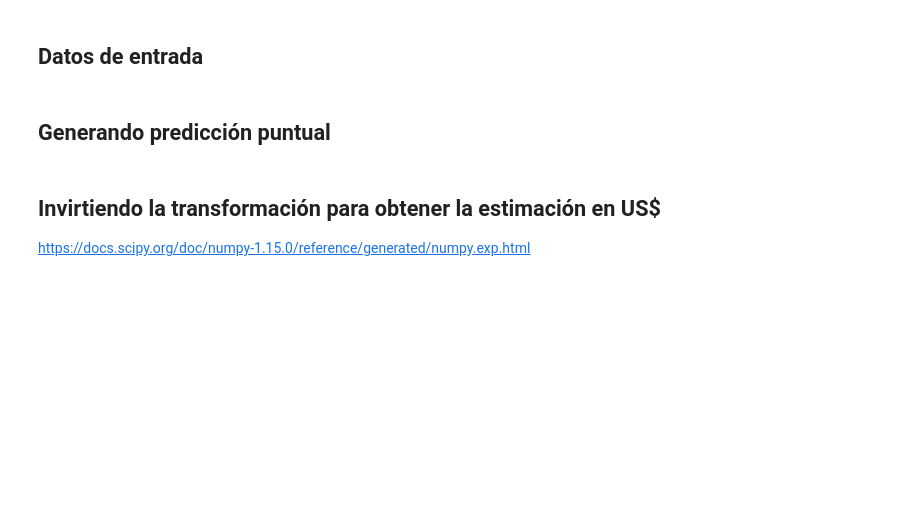
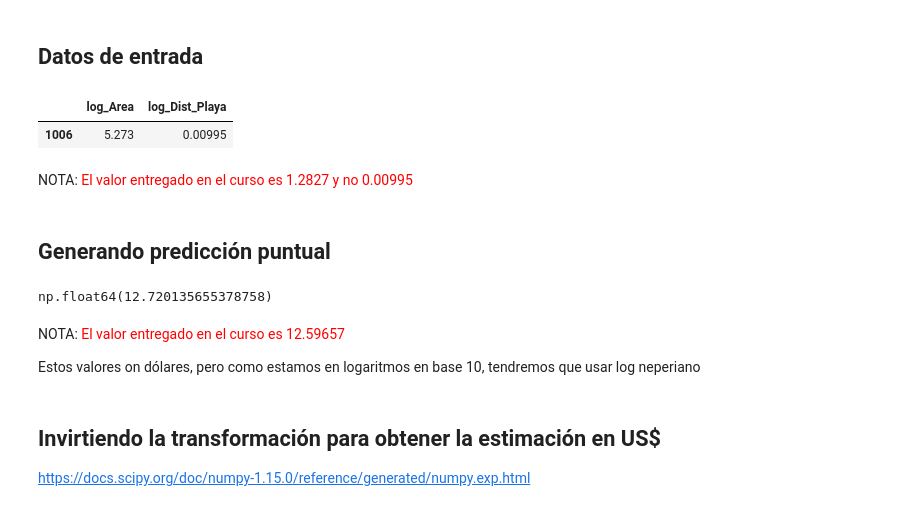
Before and after one commit to Maucho6340/1764-estadistica-con-python-probabilidad-y-muestreo, a Jupyter notebook: Regresión_Lineal_II_5.ipynb, the cells around one changed output. Saved outputs shown, nothing was run; the diff lists cells and outputs as text; code cells hidden in the pictures; blank space fills up the shorter version.

```diff
--- a/Regresión_Lineal_II_5.ipynb
+++ b/Regresión_Lineal_II_5.ipynb
@@ -471,8 +500,24 @@ https://scikit-learn.org/stable/modules/generated/sklearn.metrics.r2_score.html#
 <hr style='border: 2px solid red;'>
 # %% [markdown]
 ## Datos de entrada
+# %%
+entrada=X_test[0:1]
+entrada
+# %% [output]
+|  | log_Area | log_Dist_Playa |
+| 1006 | 5.273 | 0.00995 |
+# %% [markdown]
+NOTA: <font color='red'>El valor entregado en el curso es 1.2827 y no 0.00995
 # %% [markdown]
 ## Generando predicción puntual
+# %%
+modelo.predict(entrada)[0]
+# %% [output]
+np.float64(12.720135655378758)
+# %% [markdown]
+NOTA: <font color='red'>El valor entregado en el curso es 12.59657
+
+Estos valores on dólares, pero como estamos en logaritmos en base 10, tendremos que usar log neperiano
 # %% [markdown]
 ## Invirtiendo la transformación para obtener la estimación en US$
 
```
Also changed, not shown: parts of 36 cells of this notebook.
